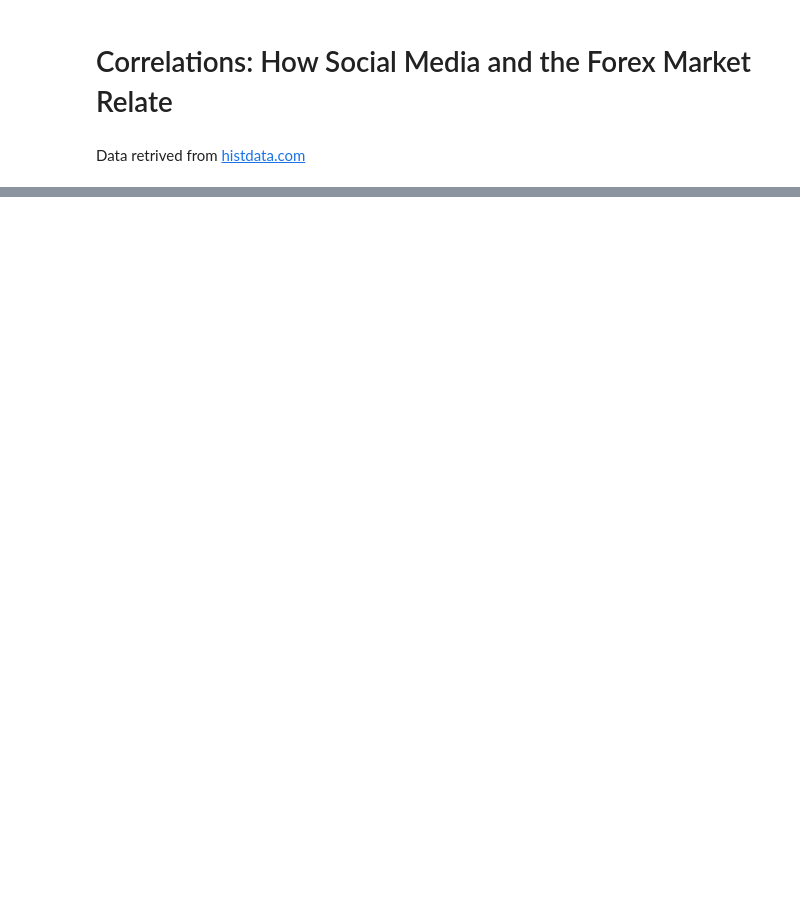
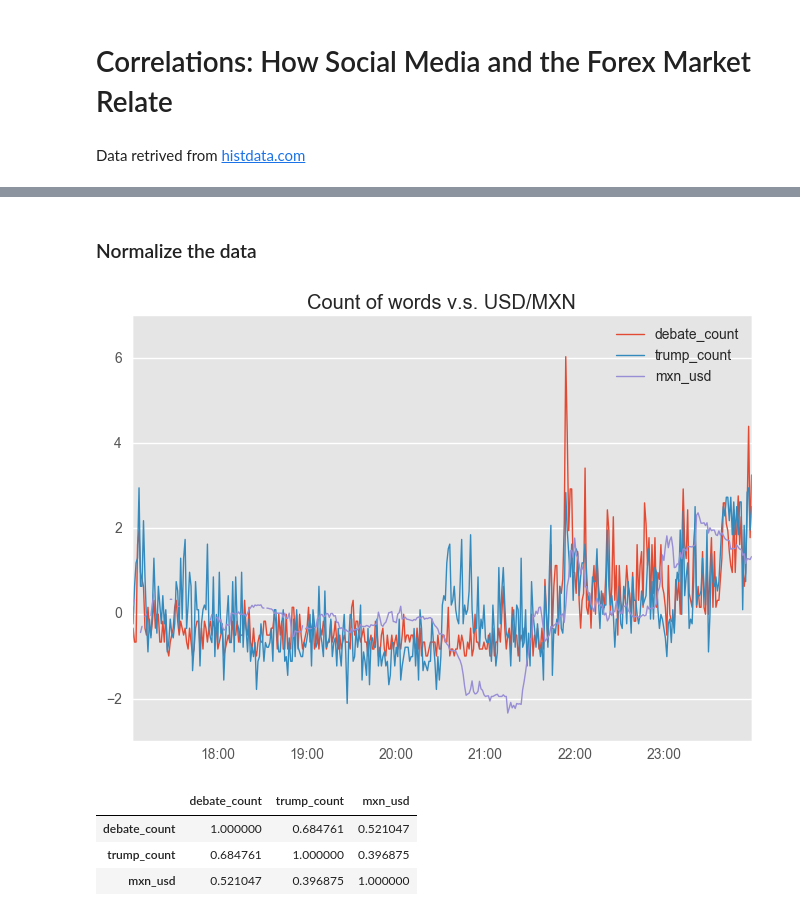
Before and after one commit to gerdm/2016-actuarial-congress, a Jupyter notebook: twitter_finance/usd_mxn_analysis.ipynb, the cells around one changed output, grey strips where cells are left out. Drawn from its saved outputs; the diff is of its cells as text; code cells hidden in the pictures; blank space fills up the shorter version.

```diff
--- a/twitter_finance/usd_mxn_analysis.ipynb
+++ b/twitter_finance/usd_mxn_analysis.ipynb
@@ -44,0 +135,23 @@ datetime.datetime(2016, 10, 2, 0, 0)
+# %%
+# Create a new DataFrame with only the texts
+ddf = debate_df[["text"]]
+# Count instances of Trumps
+ddf["Trumps"] = [tweet.lower().count("trump") for tweet in ddf.text.values]
+ddf["Debate"] = [tweet.lower().count("debate") for tweet in ddf.text.values]
+# %%
+# Making a dataframe counting the number of instances 'Trump' was
+# said per minute
+word_count = ddf.groupby([ddf.index.hour, ddf.index.minute]).sum()
+
+times = []
+counts = {"trump_count":[],
+          "debate_count":[]}
+
+for time, value in zip(test_counts.index, word_count.values):
+    hour, minute = time
+    times.append(datetime(year=2016, month=10, day=9, hour=hour, minute=minute))
+
+    for ix, key in enumerate(counts):
+        counts[key].append(value[ix])
+
+word_count = pd.DataFrame(counts, index=times)
@@ -44,0 +176,20 @@ datetime.datetime(2016, 10, 2, 0, 0)
+# %%
+word_count = word_count[word_count.index >= (min(usd_mxn[usd_mxn.index.day == 9].index))]
+# %% [markdown]
+### Normalize the data
+# %%
+fx_debate = word_count.join(usd_mxn[usd_mxn.index.day == 9])
+fx_debate_norm = (fx_debate - fx_debate.mean()) / fx_debate.std()
+# %%
+fx_debate_norm.plot(linewidth=1)
+plt.title("Count of words v.s. USD/MXN")
+plt.show()
+# %% [output]
+[figure, added]
+# %%
+fx_debate.corr()
+# %% [output]
+|  | debate_count | trump_count | mxn_usd |
+| debate_count | 1.000000 | 0.684761 | 0.521047 |
+| trump_count | 0.684761 | 1.000000 | 0.396875 |
+| mxn_usd | 0.521047 | 0.396875 | 1.000000 |
```
Also changed, not shown: parts of 23 cells of this notebook, 1 other file.
